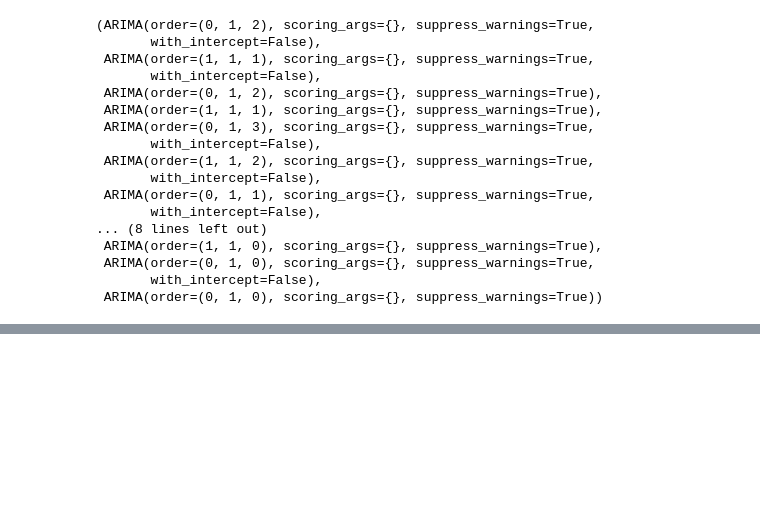
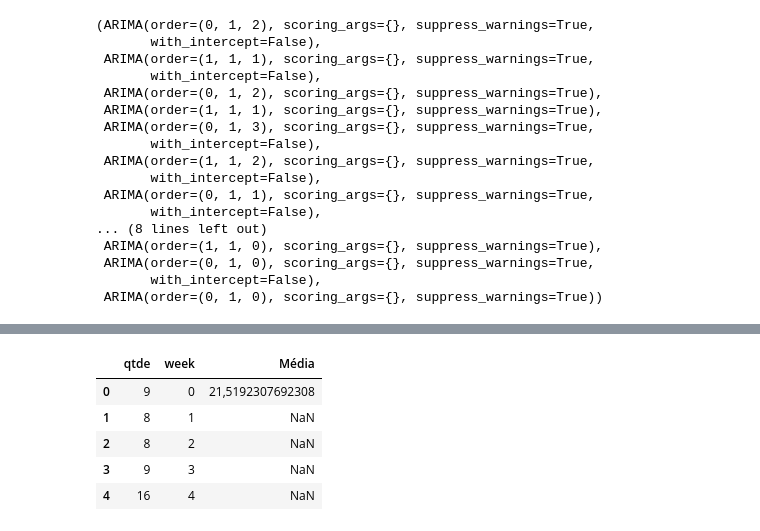
Before and after one commit to BobVitorBob/TOPS_Arima, a Jupyter notebook: visualize.ipynb, the cells around one changed output, grey strips where cells are left out. Saved outputs shown, nothing was run; the diff lists cells and outputs as text; code cells hidden in the pictures; blank space fills up the shorter version.

```diff
--- a/visualize.ipynb
+++ b/visualize.ipynb
@@ -88,0 +86,11 @@ plot(series['qtde'], sec_plots=[models[0].predict_in_sample()])
+# %%
+test = pd.read_csv(f'./{n_malwares}/{provider}/{data_length}{series_goal}.csv')
+test.columns = [test.columns[0], 'week', *test.columns[2:]]
+test.head()
+# %% [output]
+|  | qtde | week | Média |
+| 0 | 9 | 0 | 21,5192307692308 |
+| 1 | 8 | 1 | NaN |
+| 2 | 8 | 2 | NaN |
+| 3 | 9 | 3 | NaN |
+| 4 | 16 | 4 | NaN |
```
Also changed, not shown: parts of 13 cells of this notebook.
